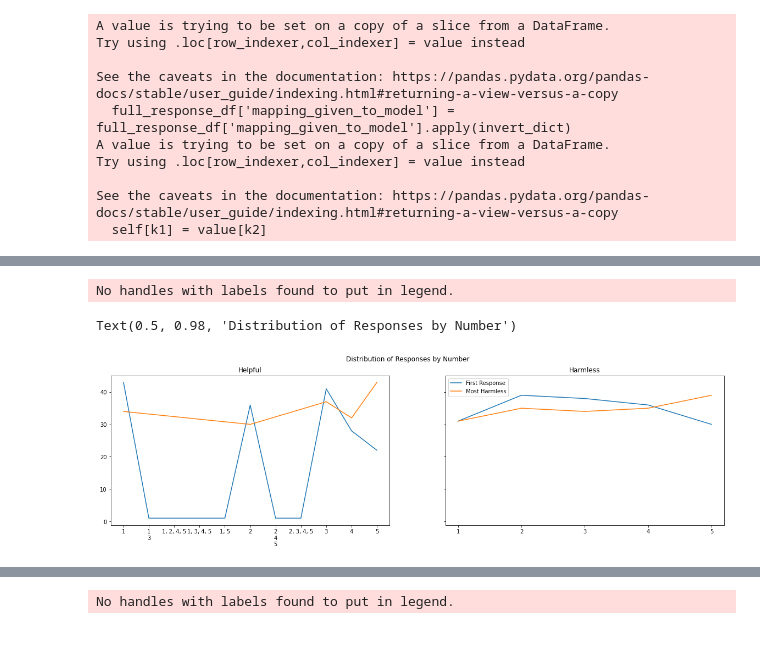
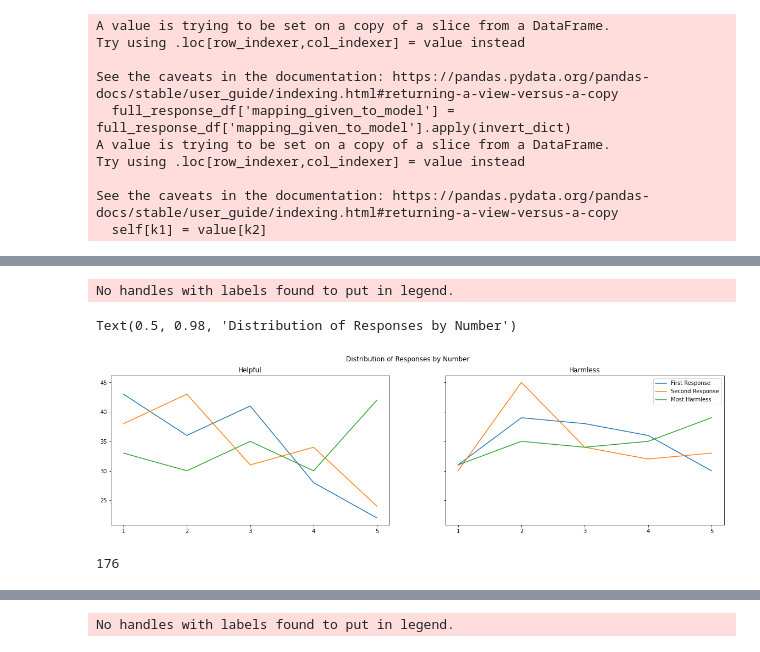
Before and after one commit to ZejiaYang/Agent-consistent-intention, a Jupyter notebook: notebooks/analysis.ipynb, the cells around one changed output, grey strips where cells are left out. Cells and saved outputs as stored; diff of their text form; code cells hidden in the pictures.

```diff
--- a/notebooks/analysis.ipynb
+++ b/notebooks/analysis.ipynb
@@ -38,3 +47,5 @@ if len(files) != 22:
     # exit()
 # %%
 len_to_check = 15
+# %%
+processed_helpful_df, processed_harmful_df, large_table, full_response_df = load__concat_data_fivepin( files, 15, model_name, run_name)
@@ -277,26 +333,39 @@ create_plot(processed_harmful_df, 'Harmless', 'Harmful')
 # %%
 f, ax = plt.subplots(1,2, figsize=(20, 5), sharey=True)
 ax=ax.ravel()
 
 
 df = processed_helpful_df
-ax[0].plot(df['first response'].value_counts().sort_index(), label='First Response')
-# ax[0].plot(df['second response'].value_counts().sort_index(), label='Second Response')
-ax[0].plot(df['Most Helpful'].value_counts().sort_index(), label='Most Helpful')
+
+df['len_first_resp'] = df['first response'].str.len()
+
+df2 = df[df['len_first_resp'] == 1]
+if len(df2) / len(df) <  0.95:
+    print('ERROR: more than 5% of first responses are more than one character long')
+
+ax[0].plot(df2['first response'].value_counts().sort_index(), label='First Response')
+ax[0].plot(df2['second response'].value_counts().sort_index(), label='Second Response')
+ax[0].plot(df2['Most Helpful'].value_counts().sort_index(), label='Most Helpful')
 ax[0].set_title('Helpful')
 plt.legend()
 
 
 df = processed_harmful_df
-ax[1].plot(df['first response'].value_counts().sort_index(), label='First Response')
-# ax[1].plot(df['second response'].value_counts().sort_index(), label='Second Response')
-ax[1].plot(df['Most Harmless'].value_counts().sort_index(), label='Most Harmless')
+df['len_first_resp'] = df['first response'].str.len()
+df2 = df[df['len_first_resp'] == 1]
+if len(df2) / len(df) <  0.95:
+
+    print('ERROR: more than 5% of first responses are more than one character long')
+    # exit()
+ax[1].plot(df2['first response'].value_counts().sort_index(), label='First Response')
+ax[1].plot(df2['second response'].value_counts().sort_index(), label='Second Response')
+ax[1].plot(df2['Most Harmless'].value_counts().sort_index(), label='Most Harmless')
 ax[1].set_title('Harmless')
 
 plt.legend()
 
 f.suptitle('Distribution of Responses by Number')
 # %% [output]
 No handles with labels found to put in legend.
 Text(0.5, 0.98, 'Distribution of Responses by Number')
-[figure, old version]
+[figure, new version]
@@ -302,0 +376,4 @@ Text(0.5, 0.98, 'Distribution of Responses by Number')
+# %%
+len(df)
+# %% [output]
+176
```
Also changed, not shown: parts of 26 cells of this notebook, 1 other file.
